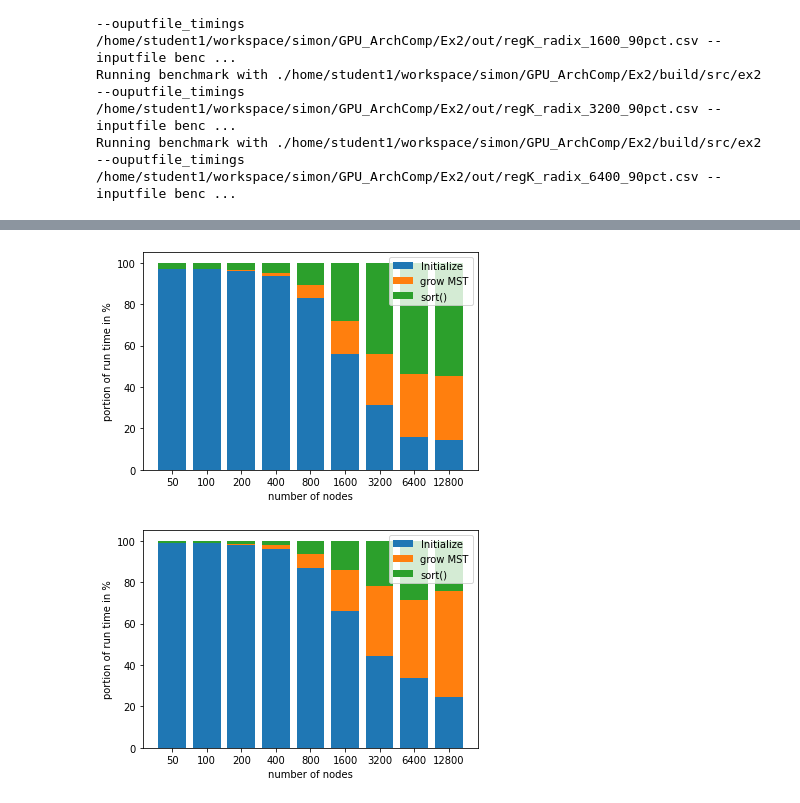
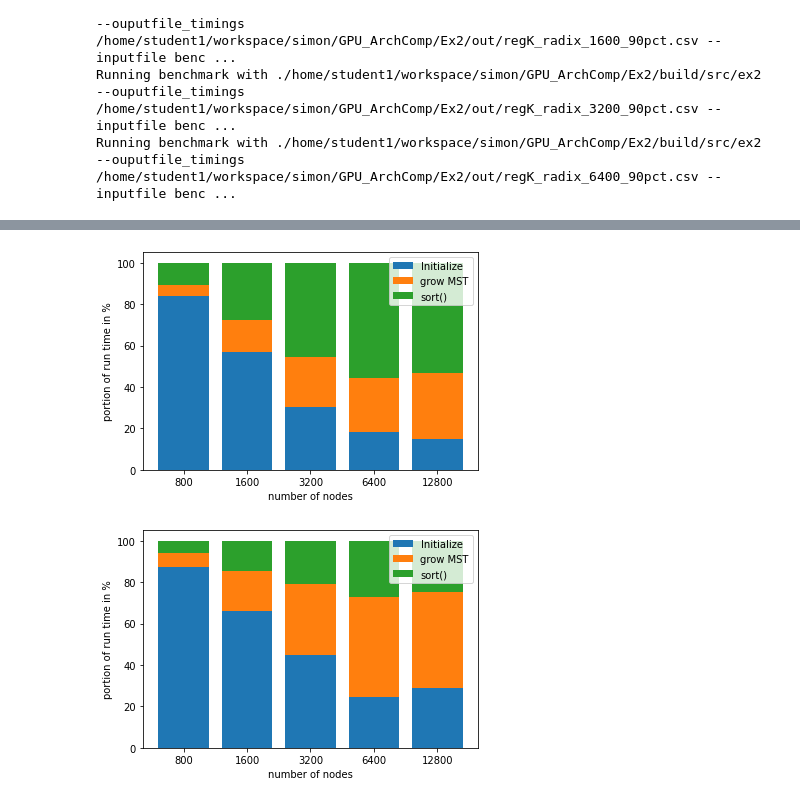
Before and after one commit to hitimr/GPU_ArchComp, a Jupyter notebook: Ex2/scripts/kruskal_benchmark.ipynb, the cells around one changed output, grey strips where cells are left out. Cells and saved outputs as stored; diff of their text form; code cells hidden in the pictures.

```diff
--- a/Ex2/scripts/kruskal_benchmark.ipynb
+++ b/Ex2/scripts/kruskal_benchmark.ipynb
@@ -538,13 +565,13 @@ plt.savefig(common.OUT_DIR / "compare_stream_d50.pdf", dpi=200, format='pdf')
 # %%
-stacked_bars(regK_radix_runs_d50, regular_kruskal=True)
+stacked_bars(regK_radix_runs_d50[-5:], regular_kruskal=True)
 plt.savefig(common.OUT_DIR / "bars_regK_radix_d50.pdf", dpi=200, format='pdf')
 # %% [output]
-[figure, old version]
+[figure, new version]
 # %%
-stacked_bars(regK_thrustsort_runs_d50, regular_kruskal=True)
+stacked_bars(regK_thrustsort_runs_d50[-5:], regular_kruskal=True)
 plt.savefig(common.OUT_DIR / "bars_regK_thrustsort_d50.pdf", dpi=200, format='pdf')
 # %% [output]
-[figure, old version]
+[figure, new version]
 # %%
 stacked_bars(filK_f1p1s3_d50[-5:])
 plt.savefig(common.OUT_DIR / "bars_filK_f1p1s3_d50.pdf", dpi=200, format='pdf')
```
Also changed, not shown: parts of 20 cells of this notebook.
